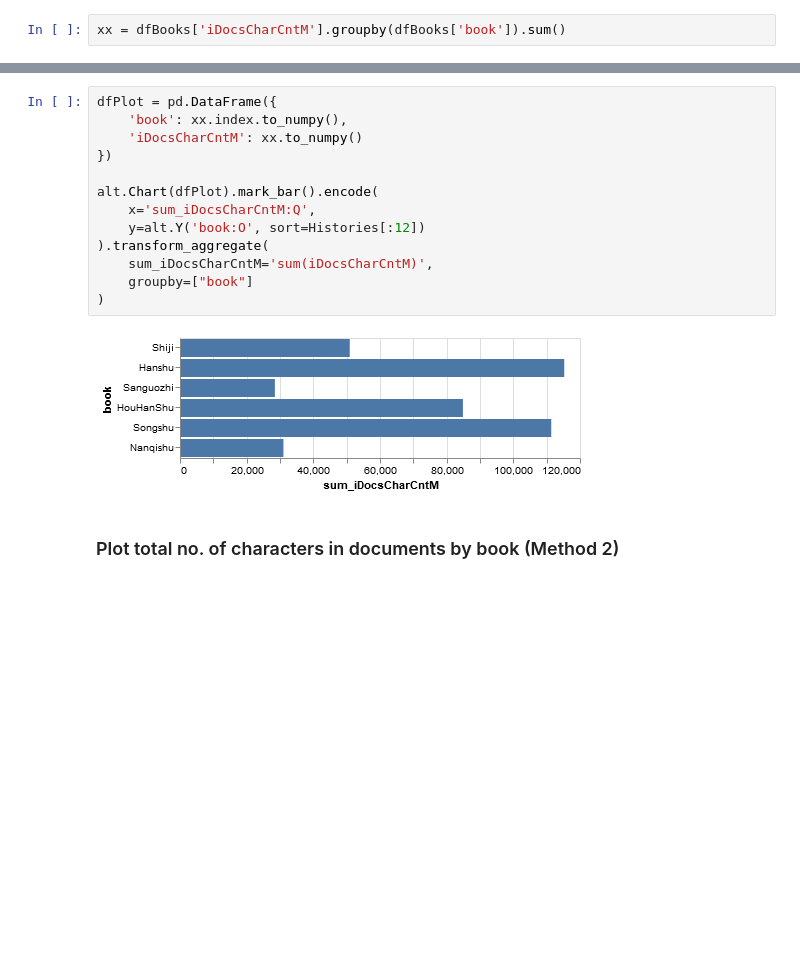
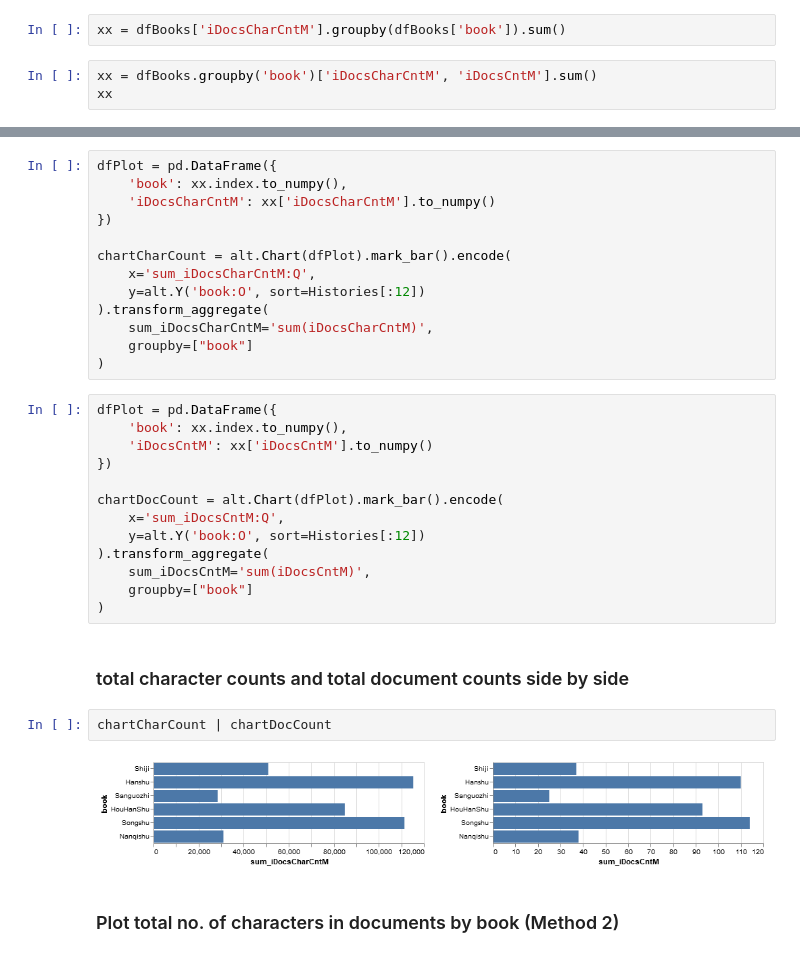
Before and after one commit to Dazera/docanalysis, a Jupyter notebook: DocAnalysis.ipynb, the cells around one changed output, grey strips where cells are left out. Saved outputs shown, nothing was run; the diff lists cells and outputs as text; blank space fills up the shorter version.

```diff
--- a/DocAnalysis.ipynb
+++ b/DocAnalysis.ipynb
@@ -257,2 +257,5 @@ for hist in Histories[1:]:
 # %%
 xx = dfBooks['iDocsCharCntM'].groupby(dfBooks['book']).sum()
+# %%
+xx = dfBooks.groupby('book')['iDocsCharCntM', 'iDocsCntM'].sum()
+xx
@@ -259,18 +271,35 @@ xx = dfBooks['iDocsCharCntM'].groupby(dfBooks['book']).sum()
 # %%
 dfPlot = pd.DataFrame({
     'book': xx.index.to_numpy(),
-    'iDocsCharCntM': xx.to_numpy()
+    'iDocsCharCntM': xx['iDocsCharCntM'].to_numpy()
 })
 
-alt.Chart(dfPlot).mark_bar().encode(
+chartCharCount = alt.Chart(dfPlot).mark_bar().encode(
     x='sum_iDocsCharCntM:Q',
     y=alt.Y('book:O', sort=Histories[:12])
 ).transform_aggregate(
     sum_iDocsCharCntM='sum(iDocsCharCntM)',
     groupby=["book"]
 )
-# %% [output]
-[figure, removed]
+# %%
+dfPlot = pd.DataFrame({
+    'book': xx.index.to_numpy(),
+    'iDocsCntM': xx['iDocsCntM'].to_numpy()
+})
+
+chartDocCount = alt.Chart(dfPlot).mark_bar().encode(
+    x='sum_iDocsCntM:Q',
+    y=alt.Y('book:O', sort=Histories[:12])
+).transform_aggregate(
+    sum_iDocsCntM='sum(iDocsCntM)',
+    groupby=["book"]
+)
+# %% [markdown]
+### total character counts and total document counts side by side
+# %%
+chartCharCount | chartDocCount
+# %% [output]
+[figure, added]
 # %% [markdown]
 ### Plot total no. of characters in documents by book (Method 2)
 # %%
```
Also changed, not shown: parts of 6 cells of this notebook.
